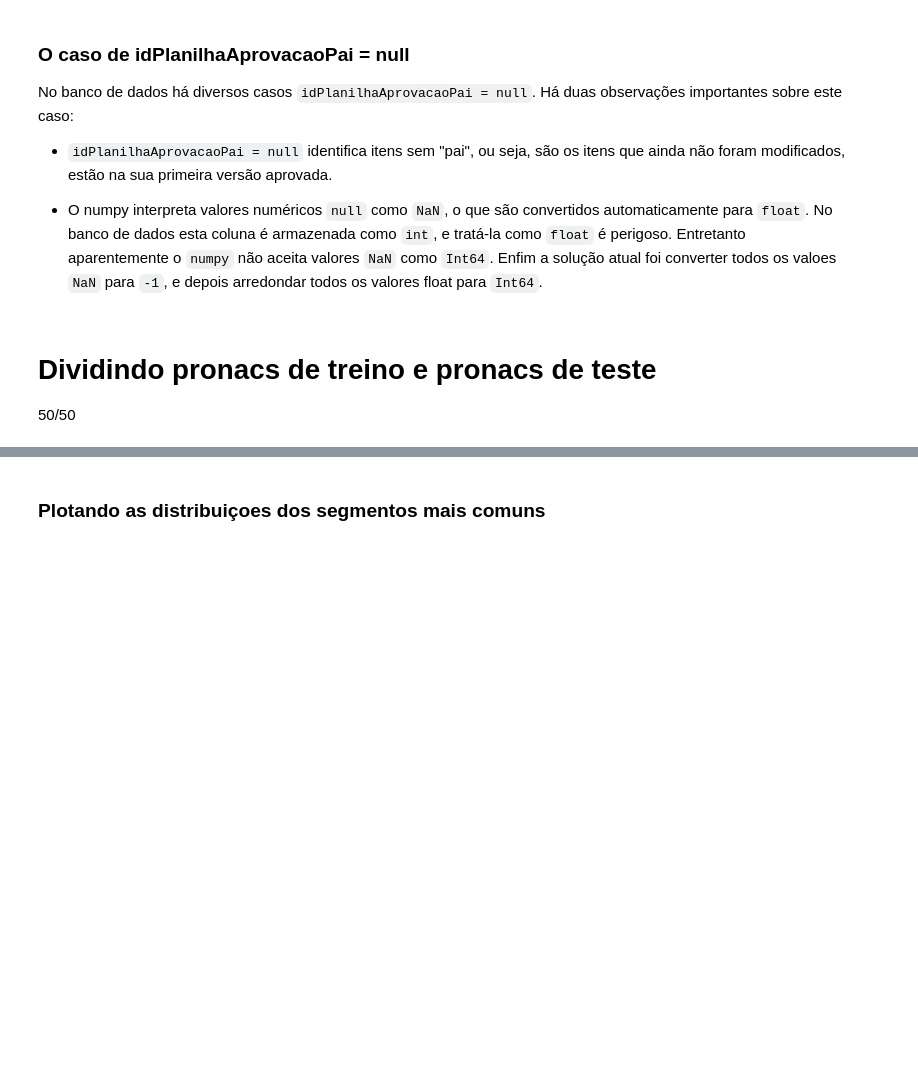
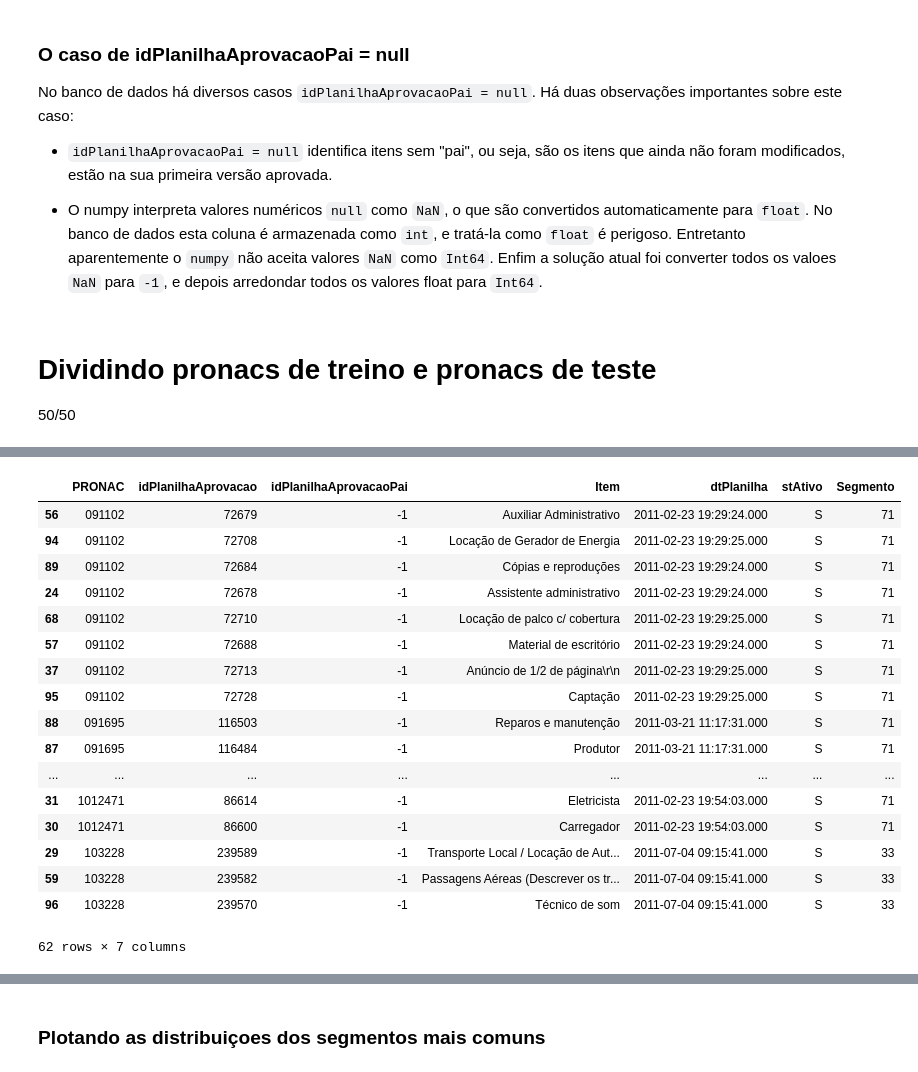
Before and after one commit to lappis-unb/salic-ml, a Jupyter notebook: notebooks/doing/feature_spreadsheet.ipynb, the cells around one changed output, grey strips where cells are left out. Saved outputs shown, nothing was run; the diff lists cells and outputs as text; code cells hidden in the pictures; blank space fills up the shorter version.

Commit message:
Creating array of items parents

```diff
--- a/notebooks/doing/feature_spreadsheet.ipynb
+++ b/notebooks/doing/feature_spreadsheet.ipynb
@@ -111,0 +115,22 @@ pronacs_test = [1012471  110277  104458  103228   93392   91102   95259  101120
+# %%
+dt_train.sort_values(by=['PRONAC'], inplace=True)
+dt_train.head(100)
+# %% [output]
+|  | PRONAC | idPlanilhaAprovacao | idPlanilhaAprovacaoPai | Item | dtPlanilha | stAtivo | Segmento |
+| 56 | 091102 | 72679 | -1 | Auxiliar Administrativo | 2011-02-23 19:29:24.000 | S | 71 |
+| 94 | 091102 | 72708 | -1 | Locação de Gerador de Energia | 2011-02-23 19:29:25.000 | S | 71 |
+| 89 | 091102 | 72684 | -1 | Cópias e reproduções | 2011-02-23 19:29:24.000 | S | 71 |
+| 24 | 091102 | 72678 | -1 | Assistente administrativo | 2011-02-23 19:29:24.000 | S | 71 |
+| 68 | 091102 | 72710 | -1 | Locação de palco c/ cobertura | 2011-02-23 19:29:25.000 | S | 71 |
+| 57 | 091102 | 72688 | -1 | Material de escritório | 2011-02-23 19:29:24.000 | S | 71 |
+| 37 | 091102 | 72713 | -1 | Anúncio de 1/2 de página\r\n | 2011-02-23 19:29:25.000 | S | 71 |
+| 95 | 091102 | 72728 | -1 | Captação | 2011-02-23 19:29:25.000 | S | 71 |
+| 88 | 091695 | 116503 | -1 | Reparos e manutenção | 2011-03-21 11:17:31.000 | S | 71 |
+| 87 | 091695 | 116484 | -1 | Produtor | 2011-03-21 11:17:31.000 | S | 71 |
+| ... | ... | ... | ... | ... | ... | ... | ... |
+| 31 | 1012471 | 86614 | -1 | Eletricista | 2011-02-23 19:54:03.000 | S | 71 |
+| 30 | 1012471 | 86600 | -1 | Carregador | 2011-02-23 19:54:03.000 | S | 71 |
+| 29 | 103228 | 239589 | -1 | Transporte Local / Locação de Aut... | 2011-07-04 09:15:41.000 | S | 33 |
+| 59 | 103228 | 239582 | -1 | Passagens Aéreas (Descrever os tr... | 2011-07-04 09:15:41.000 | S | 33 |
+| 96 | 103228 | 239570 | -1 | Técnico de som | 2011-07-04 09:15:41.000 | S | 33 |
+62 rows × 7 columns
```
Also changed, not shown: parts of 19 cells of this notebook.
